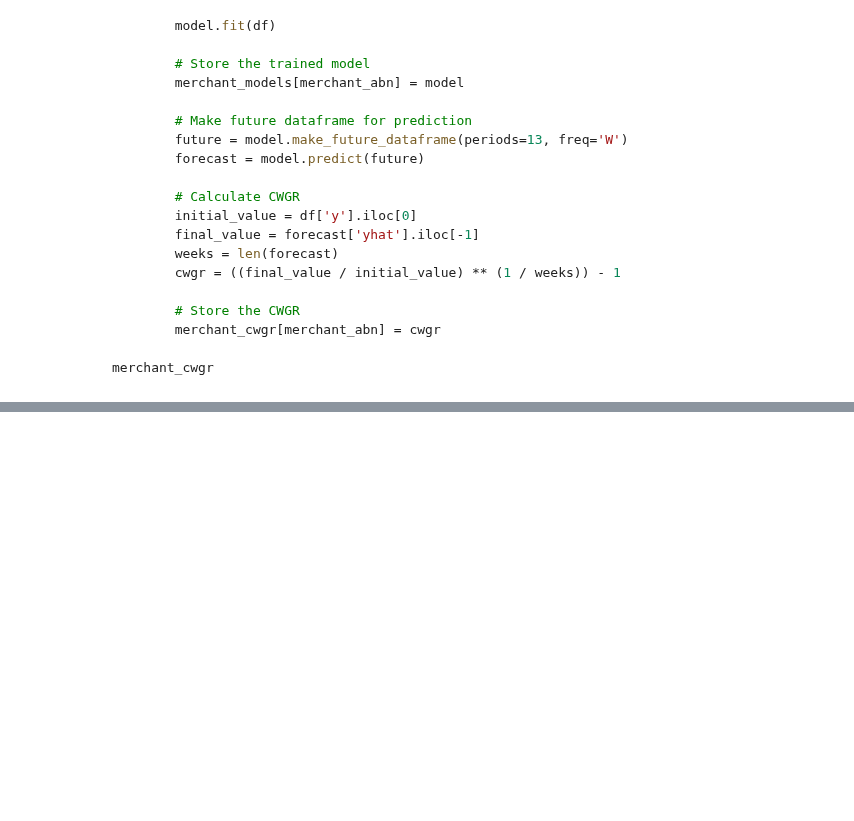
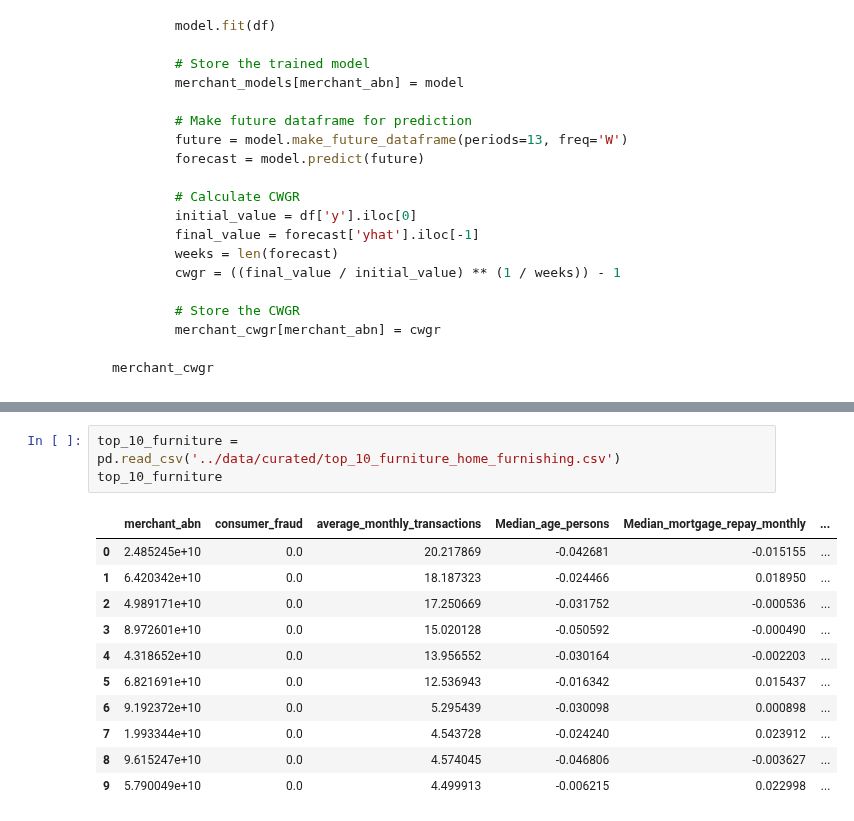
Before and after one commit to MAST30034-AppliedDataScience/project-2-group-buy-now-pay-later-industry-project-24, a Jupyter notebook: notebooks/final_notebook.ipynb, the cells around one changed output, grey strips where cells are left out. Cells and saved outputs as stored; diff of their text form; blank space fills up the shorter version.

```diff
--- a/notebooks/final_notebook.ipynb
+++ b/notebooks/final_notebook.ipynb
@@ -514,0 +682,15 @@ merchant_cwgr
+# %%
+top_10_furniture = pd.read_csv('../data/curated/top_10_furniture_home_furnishing.csv')
+top_10_furniture
+# %% [output]
+|  | merchant_abn | consumer_fraud | average_monthly_transactions | Median_age_persons | Median_mortgage_repay_monthly | ... |
+| 0 | 2.485245e+10 | 0.0 | 20.217869 | -0.042681 | -0.015155 | ... |
+| 1 | 6.420342e+10 | 0.0 | 18.187323 | -0.024466 | 0.018950 | ... |
+| 2 | 4.989171e+10 | 0.0 | 17.250669 | -0.031752 | -0.000536 | ... |
+| 3 | 8.972601e+10 | 0.0 | 15.020128 | -0.050592 | -0.000490 | ... |
+| 4 | 4.318652e+10 | 0.0 | 13.956552 | -0.030164 | -0.002203 | ... |
+| 5 | 6.821691e+10 | 0.0 | 12.536943 | -0.016342 | 0.015437 | ... |
+| 6 | 9.192372e+10 | 0.0 | 5.295439 | -0.030098 | 0.000898 | ... |
+| 7 | 1.993344e+10 | 0.0 | 4.543728 | -0.024240 | 0.023912 | ... |
+| 8 | 9.615247e+10 | 0.0 | 4.574045 | -0.046806 | -0.003627 | ... |
+| 9 | 5.790049e+10 | 0.0 | 4.499913 | -0.006215 | 0.022998 | ... |
```
Also changed, not shown: parts of 23 cells of this notebook, 7 other files.
